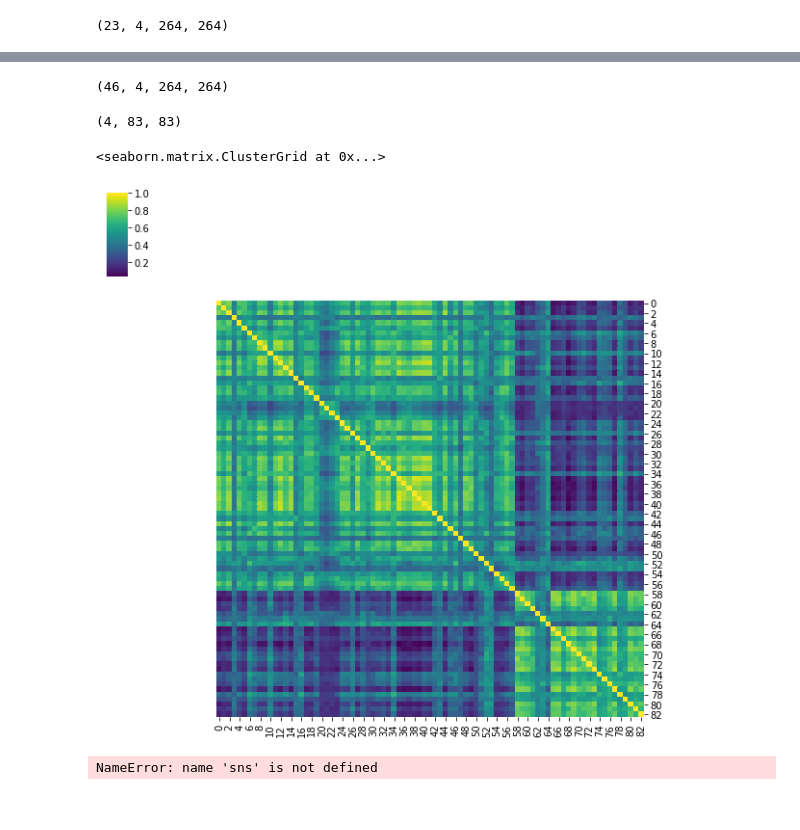
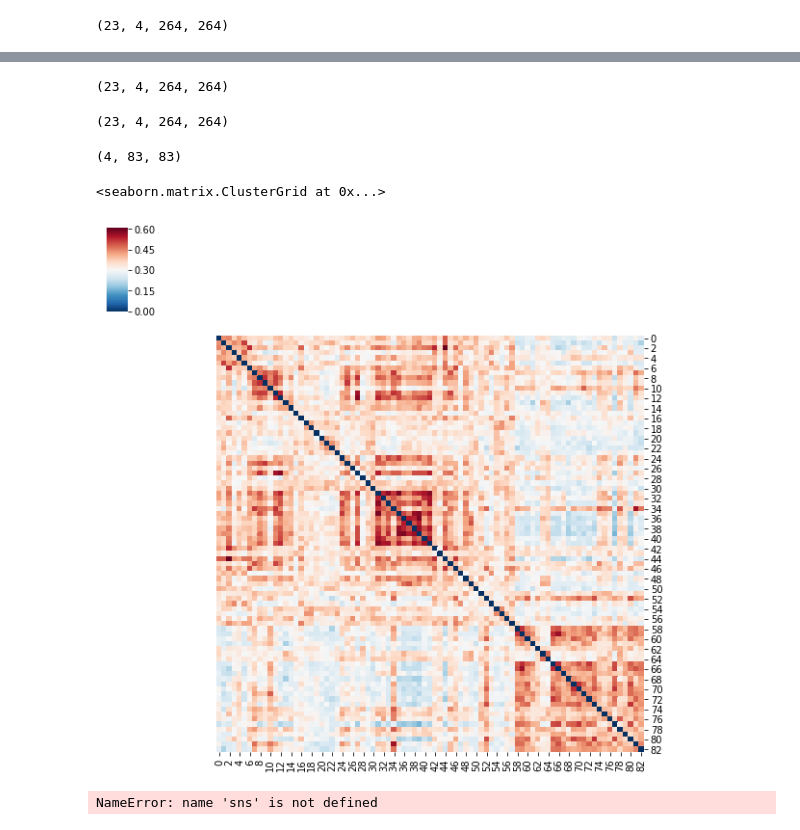
Before and after one commit to kbonna/LearningBrain_networks, a Jupyter notebook: notebooks/LB-08_allegiance_matrices_plotting.ipynb, the cells around one changed output, grey strips where cells are left out. Cells and saved outputs as stored; diff of their text form; code cells hidden in the pictures.

```diff
--- a/notebooks/LB-08_allegiance_matrices_plotting.ipynb
+++ b/notebooks/LB-08_allegiance_matrices_plotting.ipynb
@@ -28,3 +12,6 @@ allegiance = allegiance_new
+# %%
+mat = sio.loadmat('/home/finc/Dropbox/Projects/LearningBrain/data/neuroimaging/multilayer_results_3/modules.mat')
+allegiance = mat['modules']
 # %%
 allegiance.shape
 # %% [output]
@@ -46,3 +29,13 @@ AM.shape
+# %%
+AMx = np.zeros((46, 4, 264, 264))
+
+for i in range(46):
+    for j in range(4):
+        x = AM[i,j,:,:]
+        np.fill_diagonal(x, 0)
+        AMx[i,j,:,:] = x
+
+AM = AMx
 # %%
 x = AM.mean(axis = 0)
 #y = x.mean(axis = 0)
@@ -245,9 +232,15 @@ NameError: name 'modules' is not defined
+# %%
+experimental = AM[con_vector,:,:,:]
+# %%
+experimental.shape
+# %% [output]
+(23, 4, 264, 264)
 # %%
-u = AM[:,:,:,idx]
+u = experimental[:,:,:,idx]
 e = u[:,:,idx,:]
 e.shape
 # %% [output]
-(46, 4, 264, 264)
+(23, 4, 264, 264)
 # %%
 dmfp = e[:,:,DMFP,:]
 dmfp = dmfp[:,:,:,DMFP]
@@ -259,10 +252,10 @@ mean_dmfp.shape
 # %% [output]
 (4, 83, 83)
 # %%
-sns.clustermap(mean_dmfp[0,:,:], cmap="viridis",row_cluster=False, col_cluster=False)
+sns.clustermap(mean_dmfp[0,:,:], cmap="RdBu_r",row_cluster=False, col_cluster=False)
 # %% [output]
 <seaborn.matrix.ClusterGrid at 0x...>
-[figure, old version]
+[figure, new version]
 # %%
 sns.clustermap(mean_dmfp[3,:,:], cmap="viridis",row_cluster=False, col_cluster=False)
 # %% [output]
```
Also changed, not shown: parts of 30 cells of this notebook, 12 other files.
